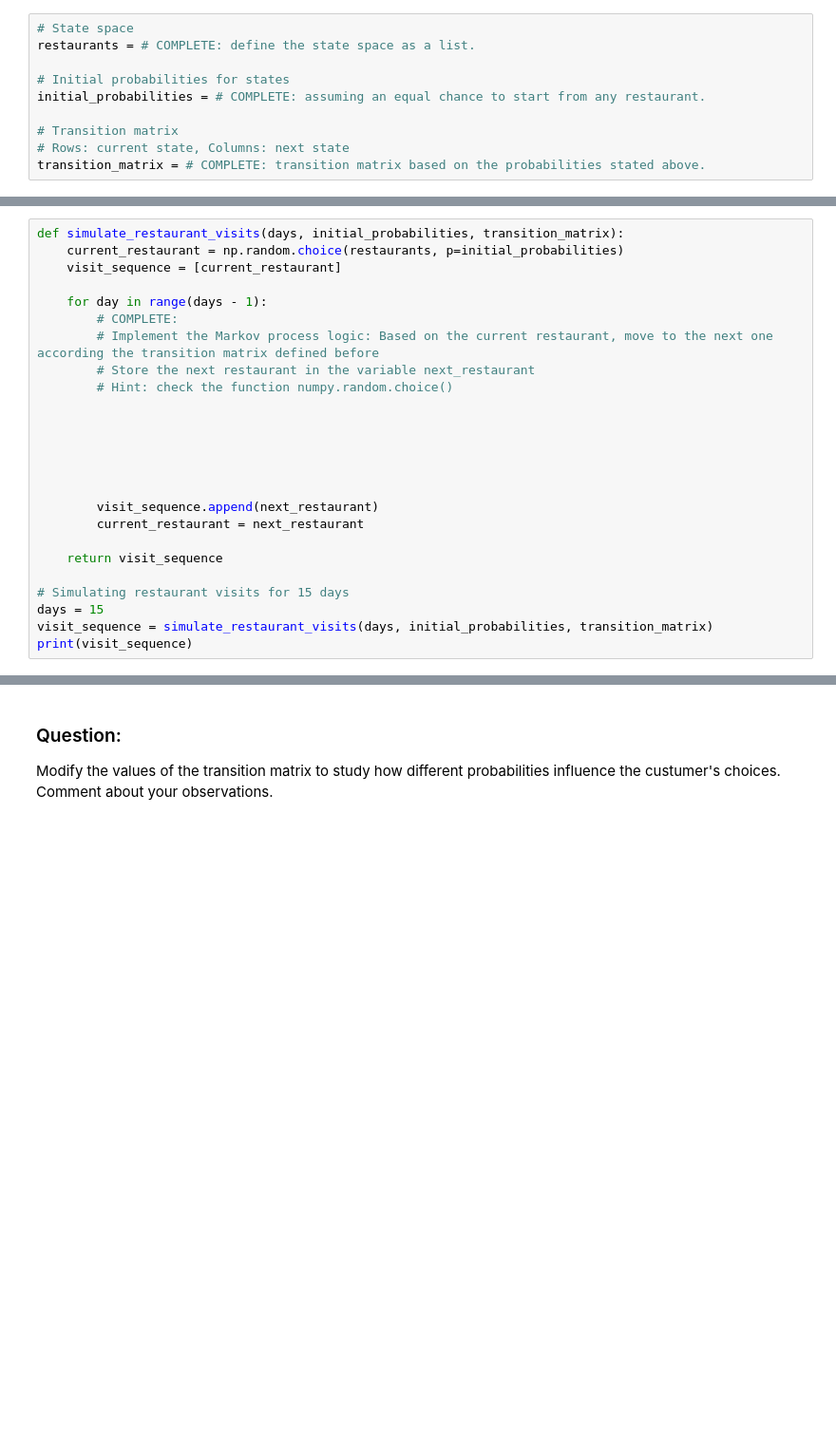
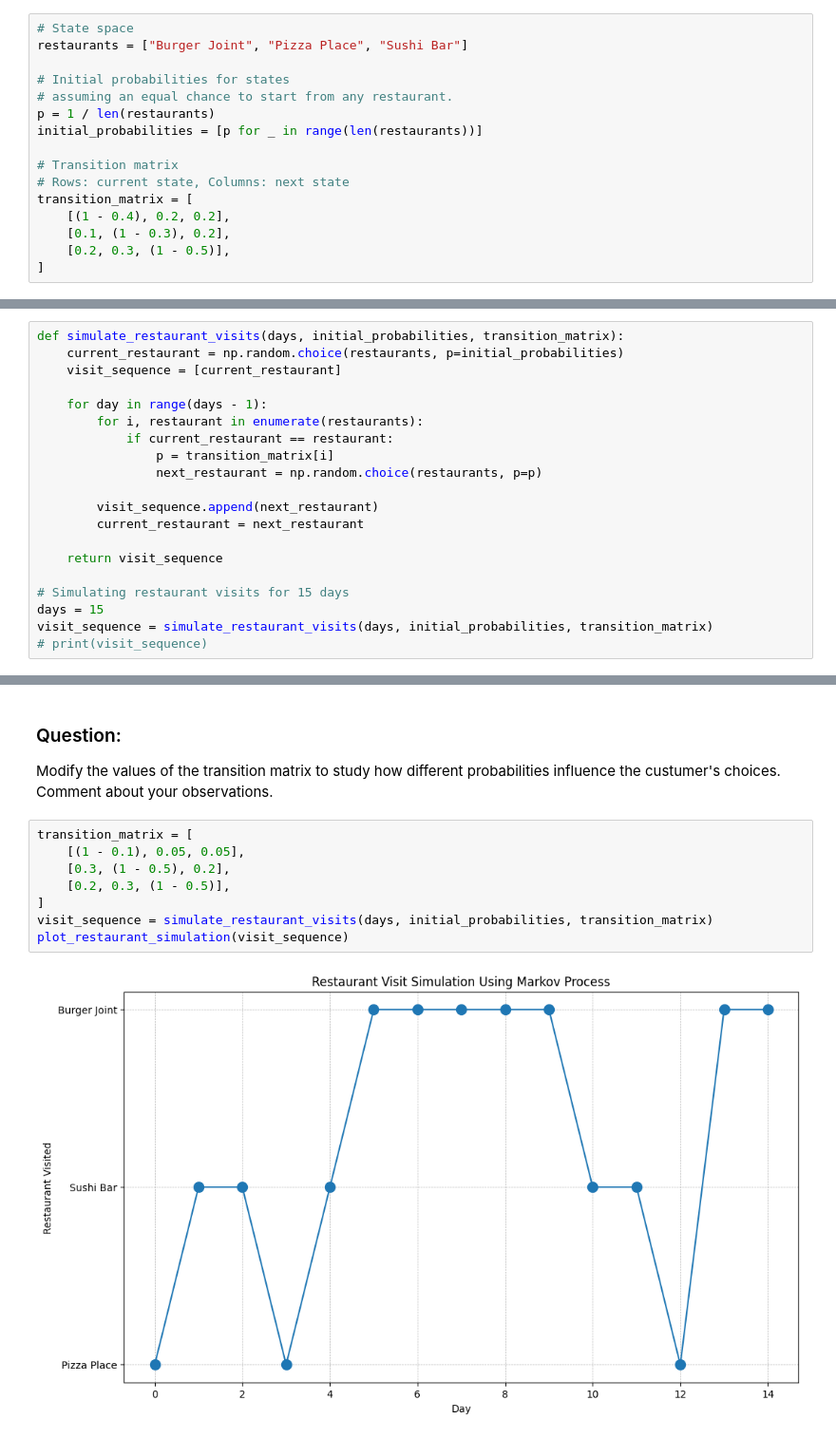
Before and after one commit to SharaineMALARVIJY/S1_Fondamentaux_de_l-IA, a Jupyter notebook: TP1/exo-01/exo-01.ipynb, the cells around one changed output, grey strips where cells are left out. Shown: that part at 95% size. Cells and saved outputs as stored; diff of their text form; blank space fills up the shorter version.

```diff
--- a/TP1/exo-01/exo-01.ipynb
+++ b/TP1/exo-01/exo-01.ipynb
@@ -29,14 +29,20 @@ import matplotlib.pyplot as plt
         - From Sushi Bar to Pizza Place: 30%
 # %%
 # State space
-restaurants = # COMPLETE: define the state space as a list.
+restaurants = ["Burger Joint", "Pizza Place", "Sushi Bar"]
 
 # Initial probabilities for states
-initial_probabilities = # COMPLETE: assuming an equal chance to start from any restaurant.
+# assuming an equal chance to start from any restaurant.
+p = 1 / len(restaurants)
+initial_probabilities = [p for _ in range(len(restaurants))]
 
 # Transition matrix
 # Rows: current state, Columns: next state
-transition_matrix = # COMPLETE: transition matrix based on the probabilities stated above.
+transition_matrix = [
+    [(1 - 0.4), 0.2, 0.2],
+    [0.1, (1 - 0.3), 0.2],
+    [0.2, 0.3, (1 - 0.5)],
+]
 # %% [markdown]
 ### Simulating the Markov Process:
 # %%
@@ -45,15 +51,10 @@ def simulate_restaurant_visits(days, initial_probabilities, transition_matrix):
     visit_sequence = [current_restaurant]
 
     for day in range(days - 1):
-        # COMPLETE:
-        # Implement the Markov process logic: Based on the current restaurant, move to the next one according the transition matrix defined before
-        # Store the next restaurant in the variable next_restaurant
-        # Hint: check the function numpy.random.choice()
-
-
-
-
-
+        for i, restaurant in enumerate(restaurants):
+            if current_restaurant == restaurant:
+                p = transition_matrix[i]
+                next_restaurant = np.random.choice(restaurants, p=p)
 
         visit_sequence.append(next_restaurant)
         current_restaurant = next_restaurant
@@ -63,7 +64,7 @@ def simulate_restaurant_visits(days, initial_probabilities, transition_matrix):
 # Simulating restaurant visits for 15 days
 days = 15
 visit_sequence = simulate_restaurant_visits(days, initial_probabilities, transition_matrix)
-print(visit_sequence)
+# print(visit_sequence)
 # %% [markdown]
 ### Visualize the Markov Process:
 # %%
@@ -85,3 +88,13 @@ plot_restaurant_simulation(visit_sequence)
 ### Question:
 
 Modify the values of the transition matrix to study how different probabilities influence the custumer's choices. Comment about your observations.
+# %%
+transition_matrix = [
+    [(1 - 0.1), 0.05, 0.05],
+    [0.3, (1 - 0.5), 0.2],
+    [0.2, 0.3, (1 - 0.5)],
+]
+visit_sequence = simulate_restaurant_visits(days, initial_probabilities, transition_matrix)
+plot_restaurant_simulation(visit_sequence)
+# %% [output]
+[figure, added]
```
Also changed, not shown: parts of 2 cells of this notebook, 3 other files.
